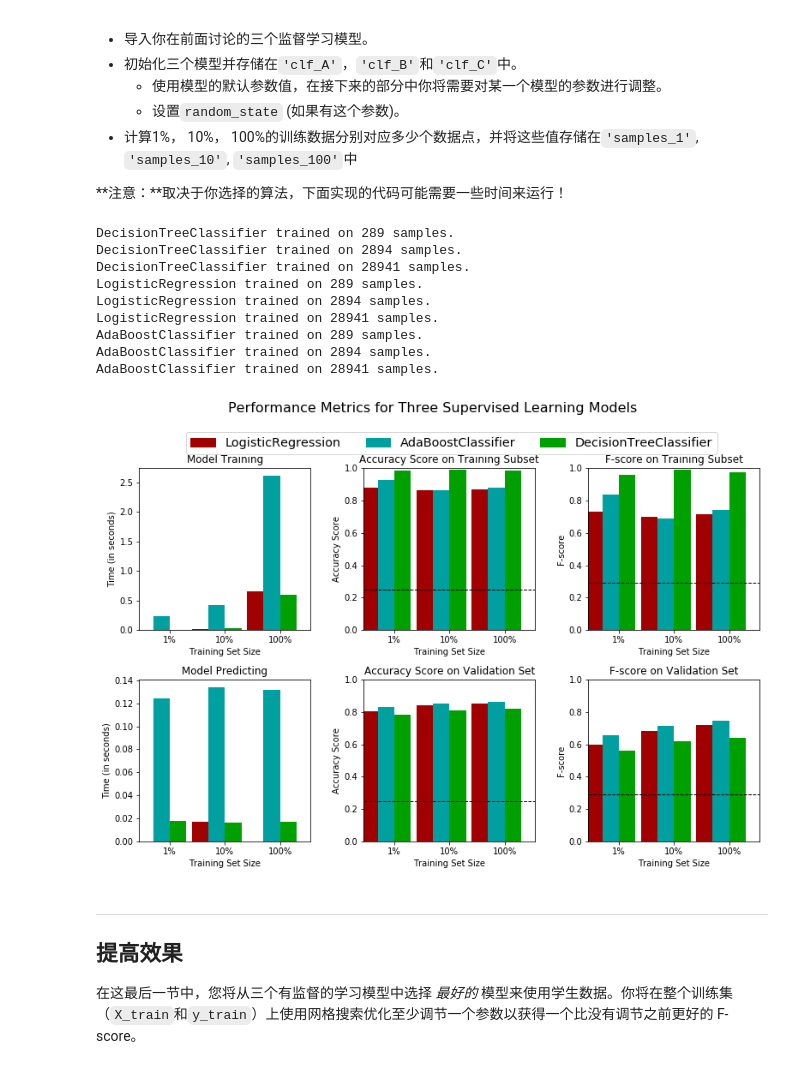
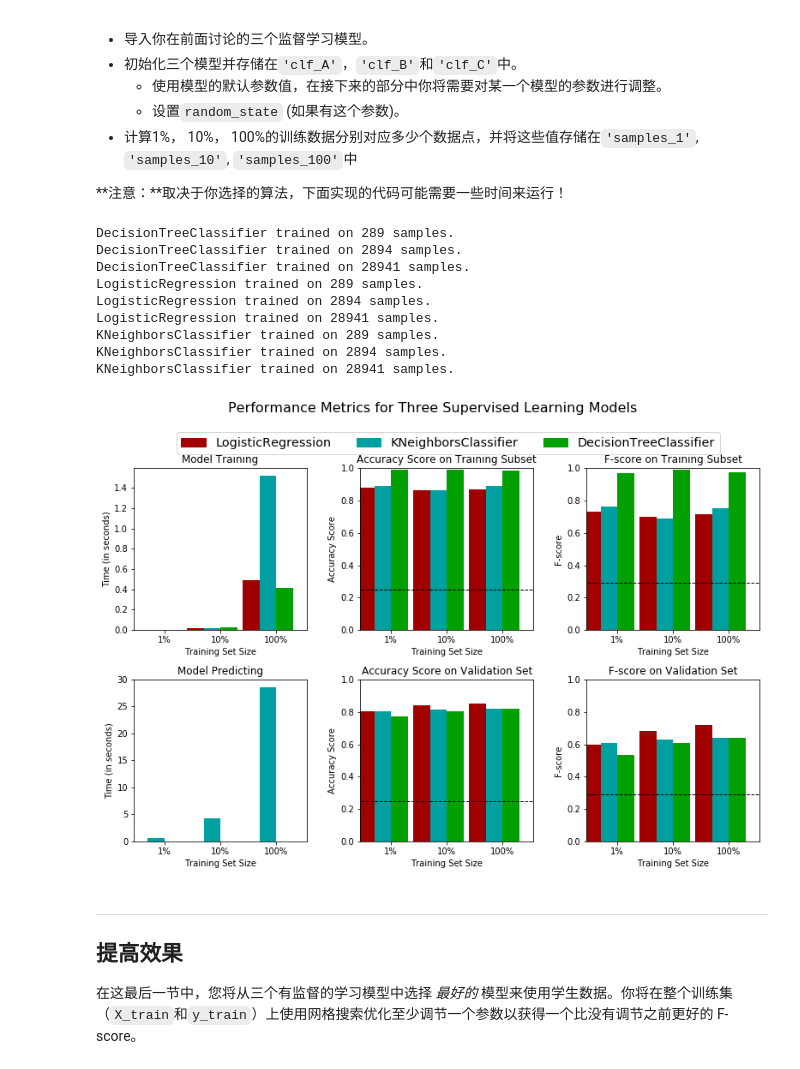
Before and after one commit to jcpwang/finding_donors, a Jupyter notebook: finding_donors.ipynb, the cells around one changed output. Drawn from its saved outputs; the diff is of its cells as text; code cells hidden in the pictures.

```diff
--- a/finding_donors.ipynb
+++ b/finding_donors.ipynb
@@ -411,40 +438,40 @@ LogisticRegression trained on 28941 samples.
 # %%
 # TODO：从sklearn中导入三个监督学习模型
 from sklearn.linear_model import LogisticRegression
-from sklearn.ensemble import AdaBoostClassifier
+from sklearn.neighbors import KNeighborsClassifier
 from sklearn.tree import DecisionTreeClassifier
 
 # TODO：初始化三个模型
 clf_A = DecisionTreeClassifier()
 clf_B = LogisticRegression()
-clf_C = AdaBoostClassifier()
+clf_C = KNeighborsClassifier()
 
 # TODO：计算1%， 10%， 100%的训练数据分别对应多少点
 samples_1 = int(len(X_train) * 0.01)
 samples_10 = int(len(X_train) * 0.1)
 samples_100 = len(X_train)
 
 # 收集学习器的结果
 results = {}
 for clf in [clf_A, clf_B, clf_C]:
     clf_name = clf.__class__.__name__
     results[clf_name] = {}
     for i, samples in enumerate([samples_1, samples_10, samples_100]):
         results[clf_name][i] = train_predict(clf, samples, X_train, y_train, X_val, y_val)
 
 # 对选择的三个模型得到的评价结果进行可视化
 vs.evaluate(results, accuracy, fscore)
 # %% [output]
 DecisionTreeClassifier trained on 289 samples.
 DecisionTreeClassifier trained on 2894 samples.
 DecisionTreeClassifier trained on 28941 samples.
 LogisticRegression trained on 289 samples.
 LogisticRegression trained on 2894 samples.
 LogisticRegression trained on 28941 samples.
-AdaBoostClassifier trained on 289 samples.
-AdaBoostClassifier trained on 2894 samples.
-AdaBoostClassifier trained on 28941 samples.
+KNeighborsClassifier trained on 289 samples.
+KNeighborsClassifier trained on 2894 samples.
+KNeighborsClassifier trained on 28941 samples.
-[figure, old version]
+[figure, new version]
 # %% [markdown]
 ----
 ## 提高效果
```
Also changed, not shown: parts of 21 cells of this notebook, 1 other file.
